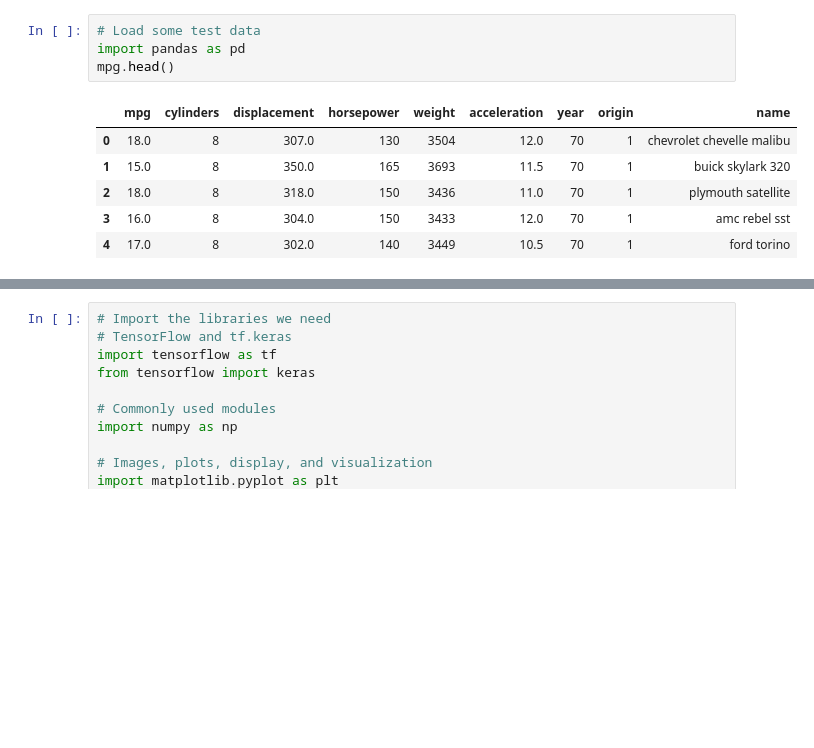
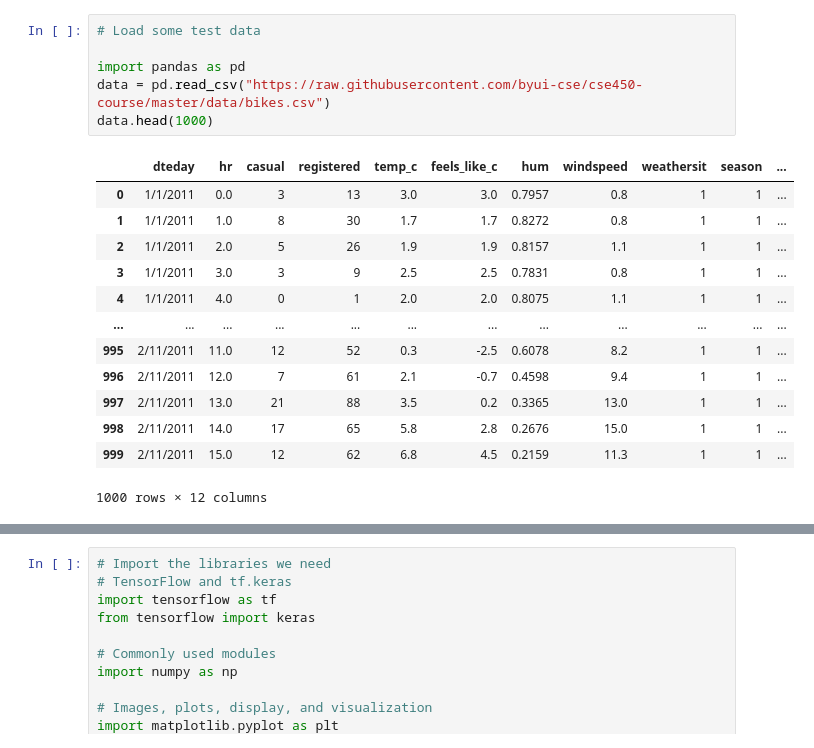
Before and after one commit to nelsbuhrley/CSE-450-Machine-learning, a Jupyter notebook: nels_b/module4.ipynb, the cells around one changed output, grey strips where cells are left out. Saved outputs shown, nothing was run; the diff lists cells and outputs as text; blank space fills up the shorter version.

```diff
--- a/nels_b/module4.ipynb
+++ b/nels_b/module4.ipynb
@@ -2,13 +2,22 @@
 <a href="https://colab.research.google.com/github/nelsbuhrley/CSE-450-Machine-learning/blob/main/nels_b/module4.ipynb" target="_parent"><img src="https://colab.research.google.com/assets/colab-badge.svg" alt="Open In Colab"/></a>
 # %%
 # Load some test data
+
 import pandas as pd
-mpg.head()
+data = pd.read_csv("https://raw.githubusercontent.com/byui-cse/cse450-course/master/data/bikes.csv")
+data.head(1000)
 # %% [output]
-|  | mpg | cylinders | displacement | horsepower | weight | acceleration | year | origin | name |
-| 0 | 18.0 | 8 | 307.0 | 130 | 3504 | 12.0 | 70 | 1 | chevrolet chevelle malibu |
-| 1 | 15.0 | 8 | 350.0 | 165 | 3693 | 11.5 | 70 | 1 | buick skylark 320 |
-| 2 | 18.0 | 8 | 318.0 | 150 | 3436 | 11.0 | 70 | 1 | plymouth satellite |
-| 3 | 16.0 | 8 | 304.0 | 150 | 3433 | 12.0 | 70 | 1 | amc rebel sst |
-| 4 | 17.0 | 8 | 302.0 | 140 | 3449 | 10.5 | 70 | 1 | ford torino |
+|  | dteday | hr | casual | registered | temp_c | feels_like_c | hum | windspeed | weathersit | season | ... |
+| 0 | 1/1/2011 | 0.0 | 3 | 13 | 3.0 | 3.0 | 0.7957 | 0.8 | 1 | 1 | ... |
+| 1 | 1/1/2011 | 1.0 | 8 | 30 | 1.7 | 1.7 | 0.8272 | 0.8 | 1 | 1 | ... |
+| 2 | 1/1/2011 | 2.0 | 5 | 26 | 1.9 | 1.9 | 0.8157 | 1.1 | 1 | 1 | ... |
+| 3 | 1/1/2011 | 3.0 | 3 | 9 | 2.5 | 2.5 | 0.7831 | 0.8 | 1 | 1 | ... |
+| 4 | 1/1/2011 | 4.0 | 0 | 1 | 2.0 | 2.0 | 0.8075 | 1.1 | 1 | 1 | ... |
+| ... | ... | ... | ... | ... | ... | ... | ... | ... | ... | ... | ... |
+| 995 | 2/11/2011 | 11.0 | 12 | 52 | 0.3 | -2.5 | 0.6078 | 8.2 | 1 | 1 | ... |
+| 996 | 2/11/2011 | 12.0 | 7 | 61 | 2.1 | -0.7 | 0.4598 | 9.4 | 1 | 1 | ... |
+| 997 | 2/11/2011 | 13.0 | 21 | 88 | 3.5 | 0.2 | 0.3365 | 13.0 | 1 | 1 | ... |
+| 998 | 2/11/2011 | 14.0 | 17 | 65 | 5.8 | 2.8 | 0.2676 | 15.0 | 1 | 1 | ... |
+| 999 | 2/11/2011 | 15.0 | 12 | 62 | 6.8 | 4.5 | 0.2159 | 11.3 | 1 | 1 | ... |
+1000 rows × 12 columns
 # %%
```
Also changed, not shown: parts of 6 cells of this notebook.
